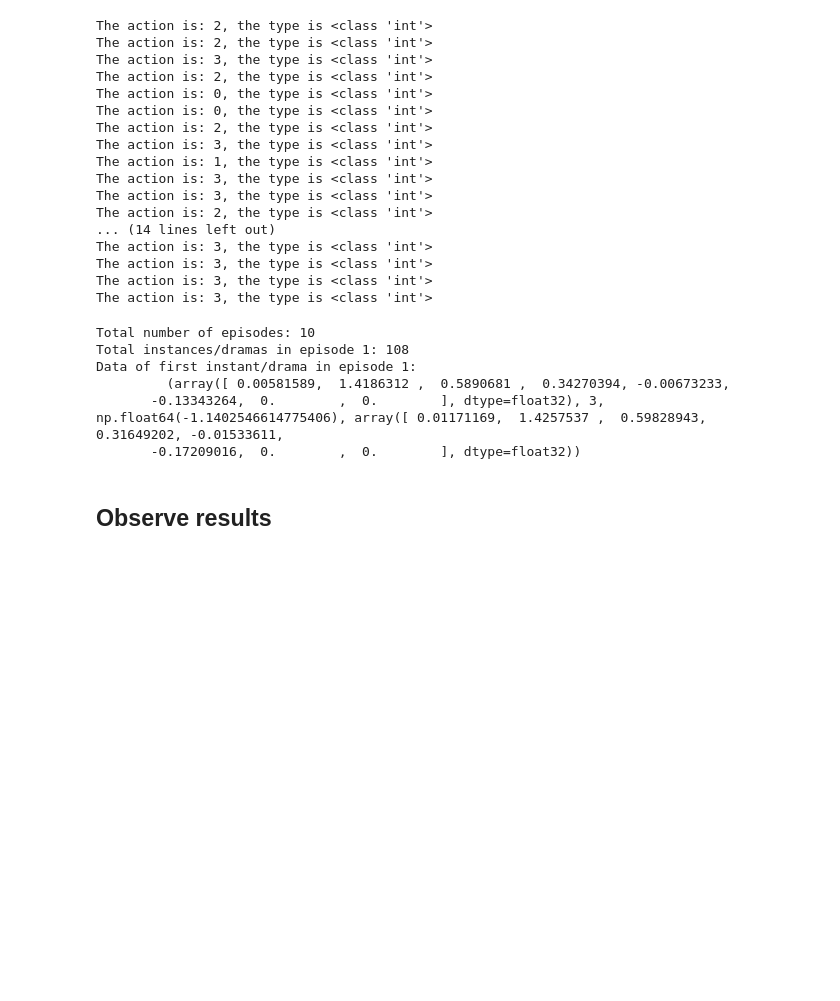
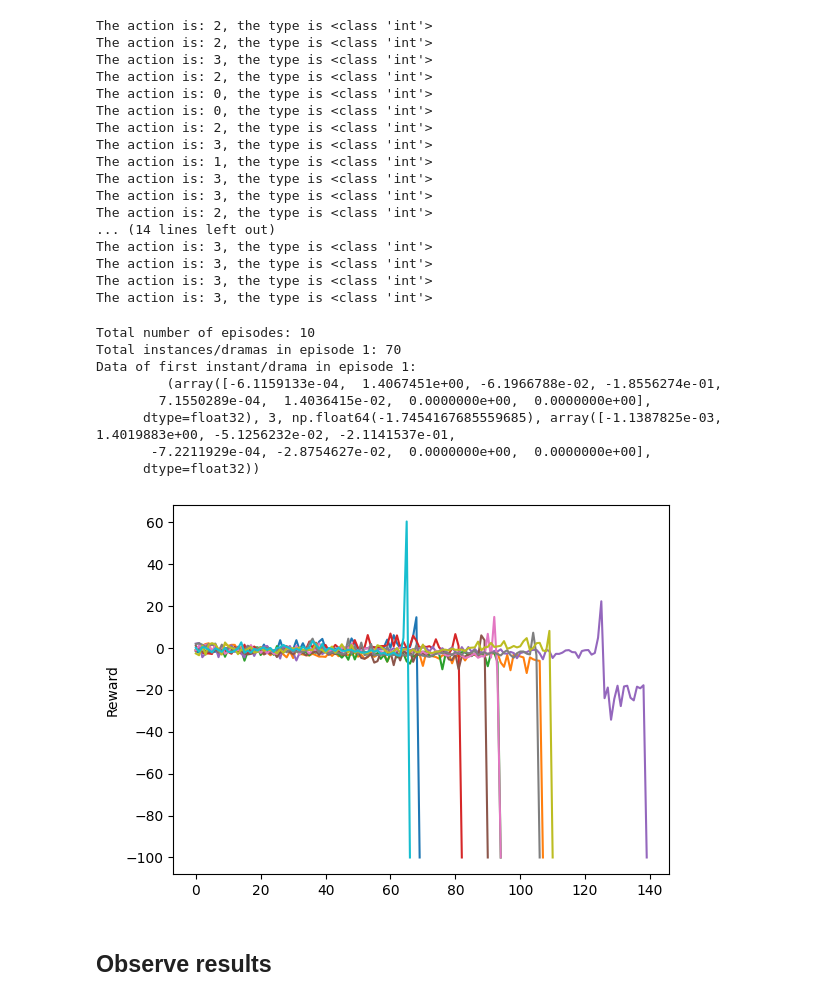
Before and after one commit to somnath3112/DRL-fun-da, a Jupyter notebook: Saving_loading_dqn_+_Episode_generation.ipynb, the cells around one changed output. Saved outputs shown, nothing was run; the diff lists cells and outputs as text; code cells hidden in the pictures; blank space fills up the shorter version.

```diff
--- a/Saving_loading_dqn_+_Episode_generation.ipynb
+++ b/Saving_loading_dqn_+_Episode_generation.ipynb
@@ -186,14 +186,15 @@ The action is: 3, the type is <class 'int'>
 # %%
 #@title Let's generate some episodes
 
-def generate_episode(agent = lambda obs: int(np.random.choice(4,1)[0]), N_episodes = 10, N_length_of_each_episode = 300):
-
-  obs, info = new_env.reset()
+def generate_episode(agent = lambda obs: int(np.random.choice(4,1)[0]), N_episodes = 10, \
+                     N_length_of_each_episode = 300, en_frames = False):
 
   list_of_episodes = []
+  frames = []
 
   for i in range(N_episodes):
     # Generate an episode
+    obs, info = new_env.reset()
     current_episode = []
     for j in range(N_length_of_each_episode):
       action = agent(obs) # <-- to be changed :: prediction from agent with epsion greedy
@@ -203,20 +204,38 @@ def generate_episode(agent = lambda obs: int(np.random.choice(4,1)[0]), N_episod
       instant = (obs, action, reward, nxt_obs) # drama
       current_episode.append(instant)
 
+      if en_frames:
+        frames.append(new_env.render())
+      obs = nxt_obs
       if done:
         break
 
     # Save an episode in the list_of_episodes
     list_of_episodes.append(current_episode)
+
+  return list_of_episodes, frames
 # %%
-generate_episode()
+list_of_episodes = generate_episode()
 print(f"Total number of episodes: {len(list_of_episodes)}")
 print(f"Total instances/dramas in episode 1: {len(list_of_episodes[0])}")
 print(f"Data of first instant/drama in episode 1:\n \t {list_of_episodes[0][0]}")
 # %% [output]
 Total number of episodes: 10
-Total instances/dramas in episode 1: 108
+Total instances/dramas in episode 1: 70
 Data of first instant/drama in episode 1:
-         (array([ 0.00581589,  1.4186312 ,  0.5890681 ,  0.34270394, -0.00673233,
-       -0.13343264,  0.        ,  0.        ], dtype=float32), 3, np.float64(-1.1402546614775406), array([ 0.01171169,  1.4257537 ,  0.59828943,  0.31649202, -0.01533611,
-       -0.17209016,  0.        ,  0.        ], dtype=float32))
+         (array([-6.1159133e-04,  1.4067451e+00, -6.1966788e-02, -1.8556274e-01,
+        7.1550289e-04,  1.4036415e-02,  0.0000000e+00,  0.0000000e+00],
+      dtype=float32), 3, np.float64(-1.7454167685559685), array([-1.1387825e-03,  1.4019883e+00, -5.1256232e-02, -2.1141537e-01,
+       -7.2211929e-04, -2.8754627e-02,  0.0000000e+00,  0.0000000e+00],
+      dtype=float32))
+# %%
+for get_an_episode in list_of_episodes:
+  reward_data = [r for _,_,r,_ in get_an_episode]
+
+  import matplotlib.pyplot as plt
+
+  plt.plot(reward_data)
+plt.ylabel('Reward')
+plt.show()
+# %% [output]
+[figure, added]
```
Also changed, not shown: parts of 1 cell of this notebook.
